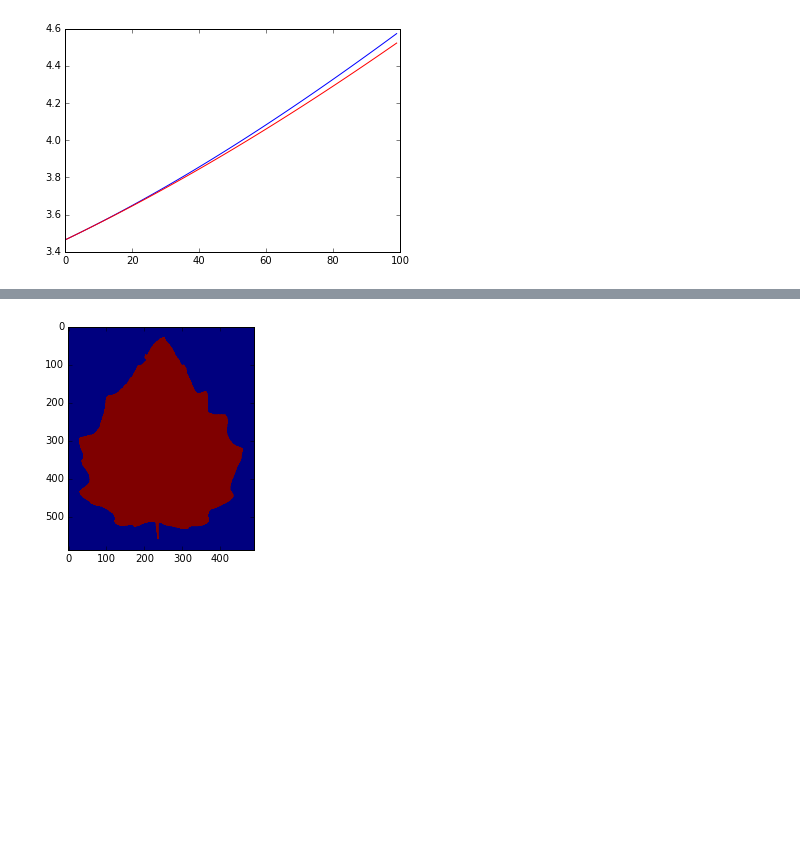
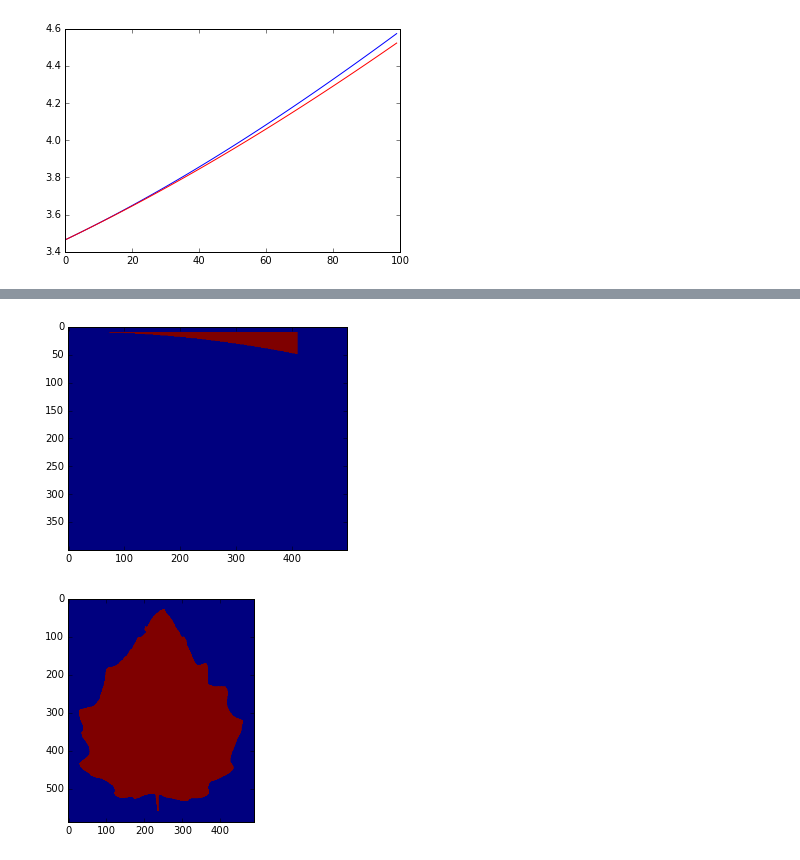
Before and after one commit to MatthewMcGonagle/KaggleLeaf, a Jupyter notebook: RatiosExperiment.ipynb, the cells around one changed output, grey strips where cells are left out. Cells and saved outputs as stored; diff of their text form; code cells hidden in the pictures; blank space fills up the shorter version.

```diff
--- a/RatiosExperiment.ipynb
+++ b/RatiosExperiment.ipynb
@@ -159,3 +207,12 @@ plt.show()
+# %%
+# Take a look to see how thin some of the parabolas are. Make sure variation isn't coming from
+# the region being way too thin to have accurate L^2 estimate.
+
+pixelData = makeParabola(pixelData.shape, width, 0.0005)
+imagePlot = plt.imshow(pixelData)
+plt.show()
+# %% [output]
+[figure, added]
 # %%
 # Get an image to analyze and experiment with.
 
```
Also changed, not shown: parts of 4 cells of this notebook.
